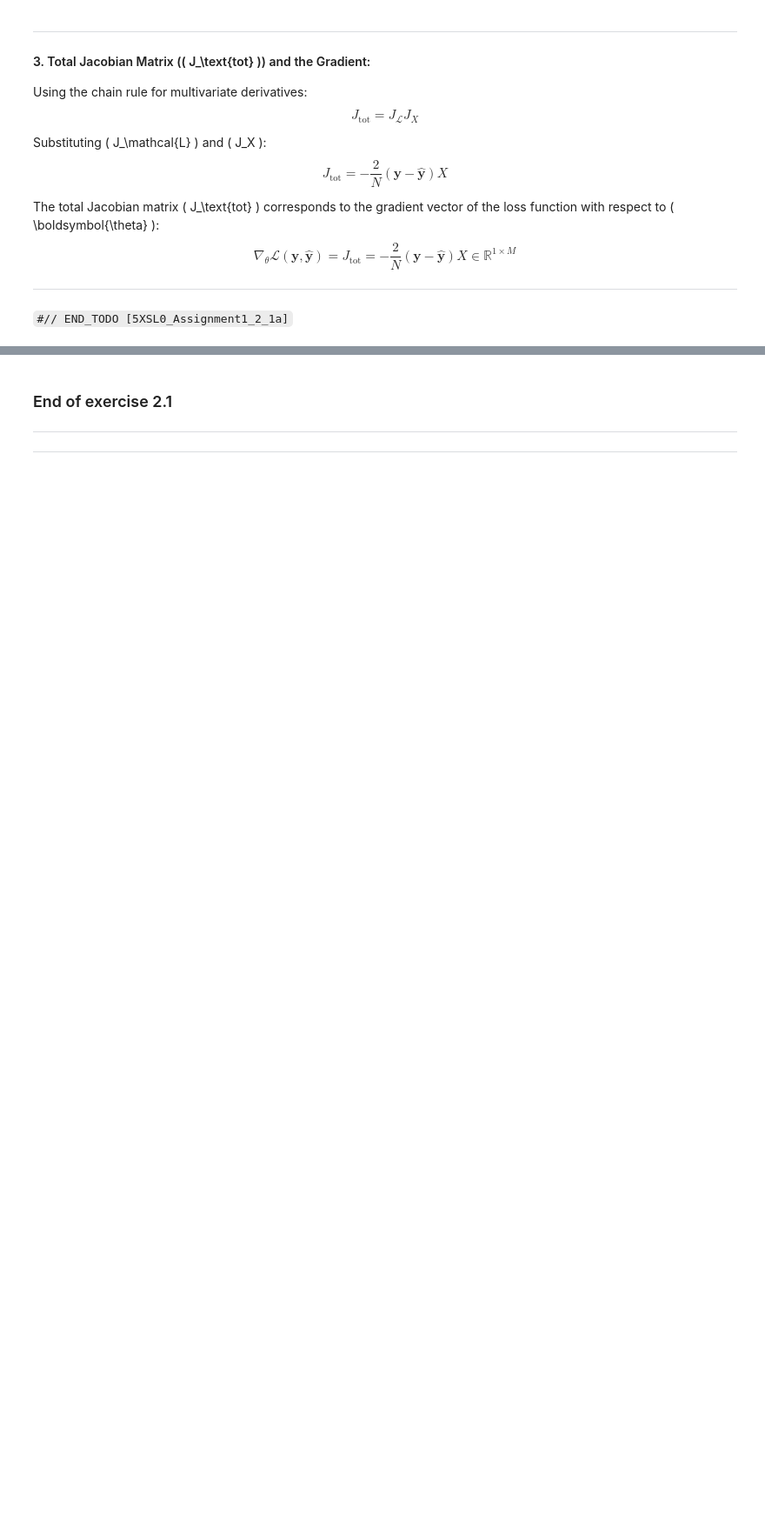
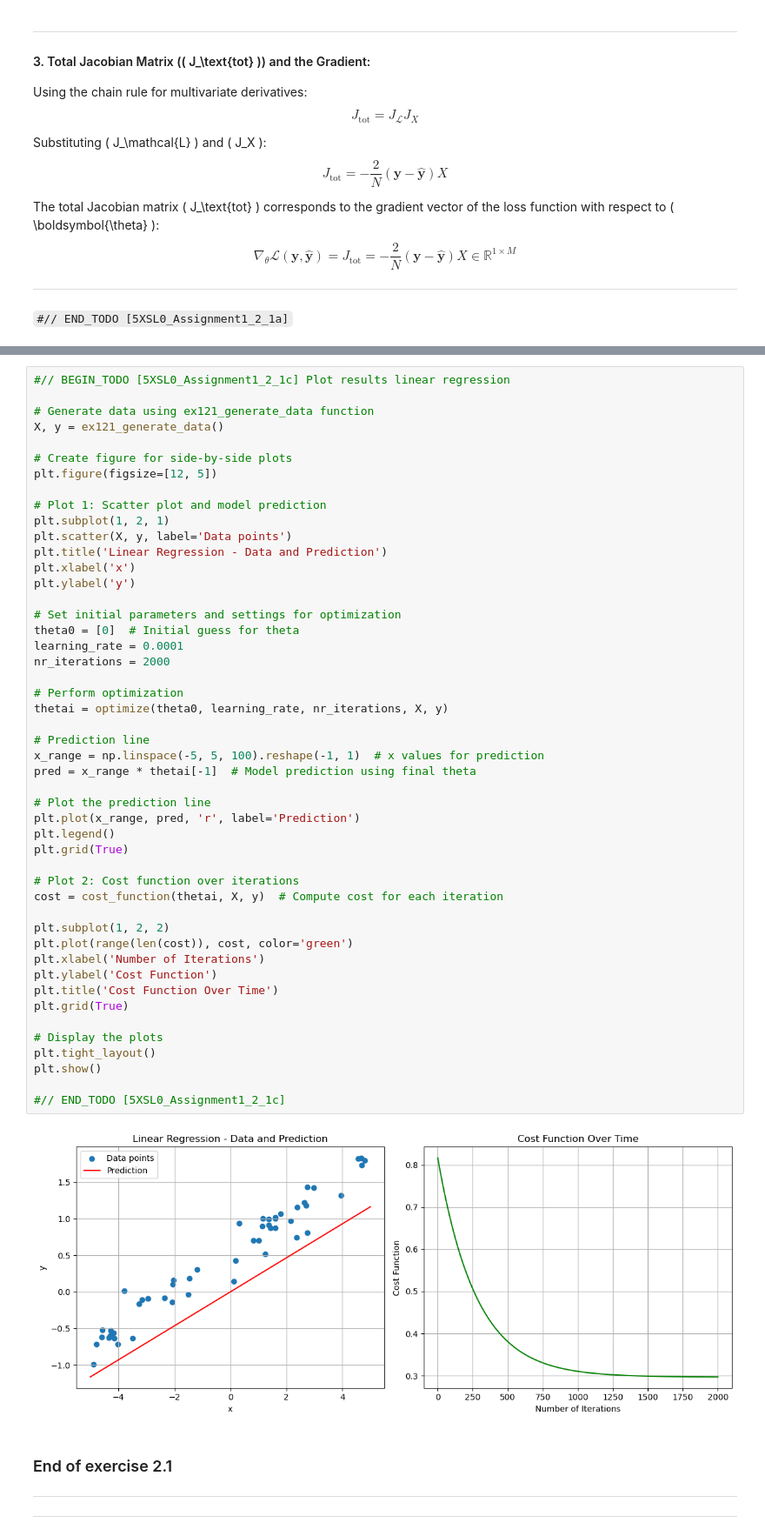
Before and after one commit to sadra-hub/5xsl0-machineLearning, a Jupyter notebook: assignment-1/assignment1-template.ipynb, the cells around one changed output, grey strips where cells are left out. Shown at 87% size. Saved outputs shown, nothing was run; the diff lists cells and outputs as text; blank space fills up the shorter version.

```diff
--- a/assignment-1/assignment1-template.ipynb
+++ b/assignment-1/assignment1-template.ipynb
@@ -787,3 +742,53 @@ Optimized parameters (theta): [0.2750453  1.87191184]
+# %%
+#// BEGIN_TODO [5XSL0_Assignment1_2_1c] Plot results linear regression
+
+# Generate data using ex121_generate_data function
+X, y = ex121_generate_data()
+
+# Create figure for side-by-side plots
+plt.figure(figsize=[12, 5])
+
+# Plot 1: Scatter plot and model prediction
+plt.subplot(1, 2, 1)
+plt.scatter(X, y, label='Data points')
+plt.title('Linear Regression - Data and Prediction')
+plt.xlabel('x')
+plt.ylabel('y')
+
+# Set initial parameters and settings for optimization
+theta0 = [0]  # Initial guess for theta
+learning_rate = 0.0001
+nr_iterations = 2000
+
+# Perform optimization
+thetai = optimize(theta0, learning_rate, nr_iterations, X, y)
+
+# Prediction line
+x_range = np.linspace(-5, 5, 100).reshape(-1, 1)  # x values for prediction
+pred = x_range * thetai[-1]  # Model prediction using final theta
+
+# Plot the prediction line
+plt.plot(x_range, pred, 'r', label='Prediction')
+plt.legend()
+plt.grid(True)
+
+# Plot 2: Cost function over iterations
+cost = cost_function(thetai, X, y)  # Compute cost for each iteration
+
+plt.subplot(1, 2, 2)
+plt.plot(range(len(cost)), cost, color='green')
+plt.xlabel('Number of Iterations')
+plt.ylabel('Cost Function')
+plt.title('Cost Function Over Time')
+plt.grid(True)
+
+# Display the plots
+plt.tight_layout()
+plt.show()
+
+#// END_TODO [5XSL0_Assignment1_2_1c]
+# %% [output]
+[figure, added]
 # %% [markdown]
 ### End of exercise 2.1
 
```
Also changed, not shown: parts of 14 cells of this notebook.
